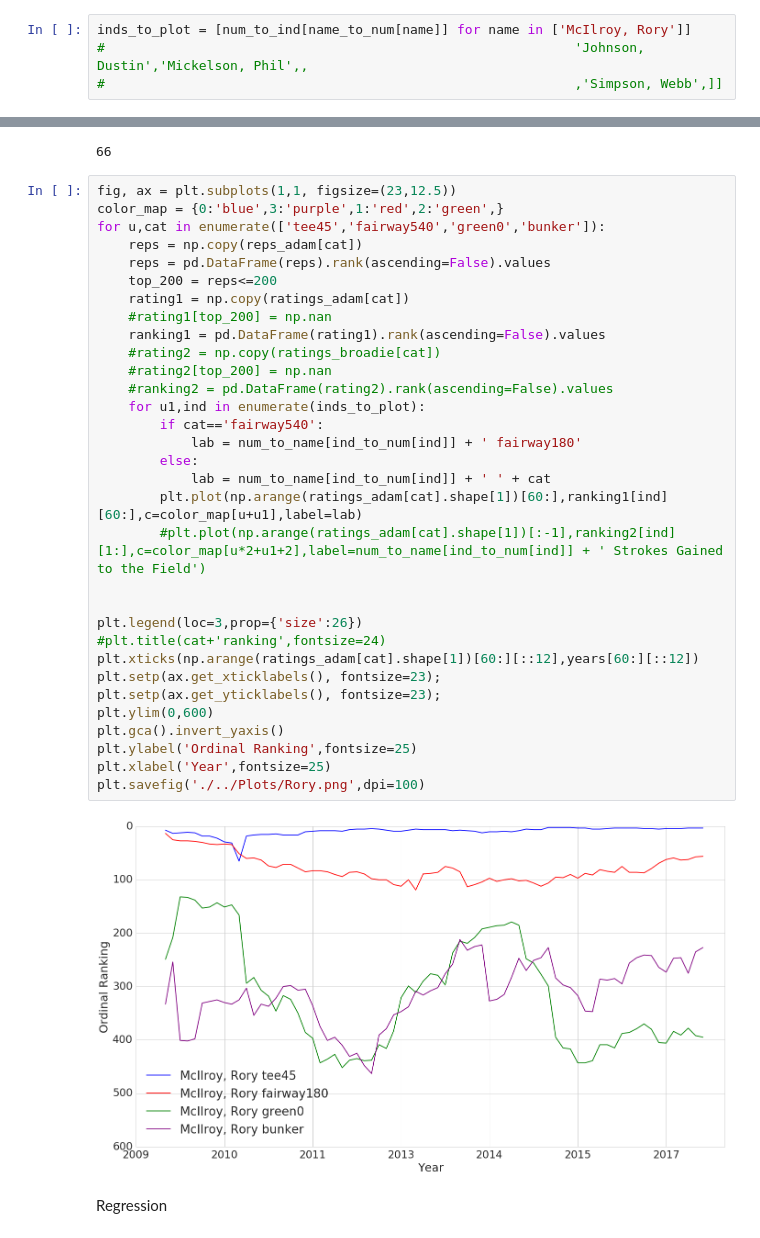
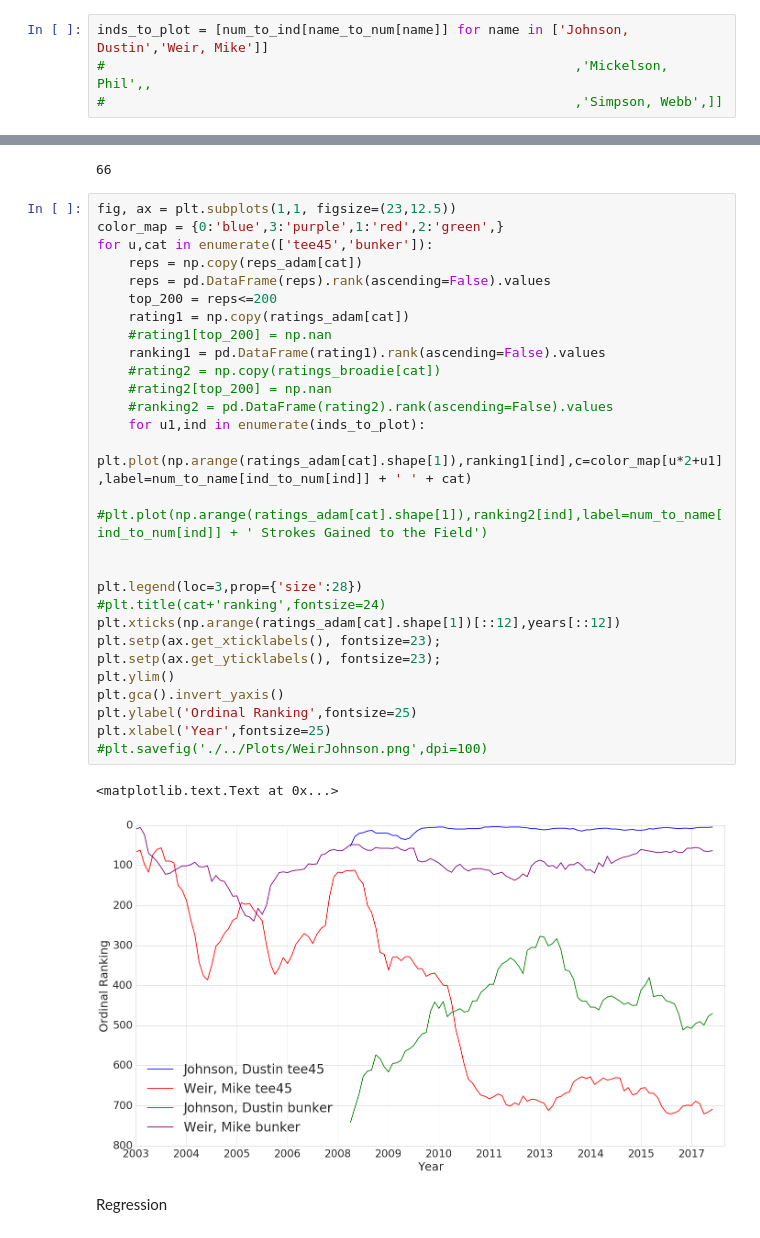
Before and after one commit to adamwlev/StrokesGained2, a Jupyter notebook: Modeling/Shot_Level_Ranks.ipynb, the cells around one changed output, grey strips where cells are left out. Saved outputs shown, nothing was run; the diff lists cells and outputs as text.

```diff
--- a/Modeling/Shot_Level_Ranks.ipynb
+++ b/Modeling/Shot_Level_Ranks.ipynb
@@ -310,8 +310,8 @@ other
 # %% [markdown]
 Plotting
 # %%
-inds_to_plot = [num_to_ind[name_to_num[name]] for name in ['McIlroy, Rory']]
-#                                                            'Johnson, Dustin','Mickelson, Phil',,
+inds_to_plot = [num_to_ind[name_to_num[name]] for name in ['Johnson, Dustin','Weir, Mike']]
+#                                                            ,'Mickelson, Phil',,
 #                                                            ,'Simpson, Webb',]]
 # %%
 from scipy.interpolate import UnivariateSpline
@@ -406,37 +406,34 @@ top_200[240].sum()
 # %%
 fig, ax = plt.subplots(1,1, figsize=(23,12.5))
 color_map = {0:'blue',3:'purple',1:'red',2:'green',}
-for u,cat in enumerate(['tee45','fairway540','green0','bunker']):
+for u,cat in enumerate(['tee45','bunker']):
     reps = np.copy(reps_adam[cat])
     reps = pd.DataFrame(reps).rank(ascending=False).values
     top_200 = reps<=200
     rating1 = np.copy(ratings_adam[cat])
     #rating1[top_200] = np.nan
     ranking1 = pd.DataFrame(rating1).rank(ascending=False).values
     #rating2 = np.copy(ratings_broadie[cat])
     #rating2[top_200] = np.nan
     #ranking2 = pd.DataFrame(rating2).rank(ascending=False).values
     for u1,ind in enumerate(inds_to_plot):
-        if cat=='fairway540':
-            lab = num_to_name[ind_to_num[ind]] + ' fairway180'
-        else:
-            lab = num_to_name[ind_to_num[ind]] + ' ' + cat
-        plt.plot(np.arange(ratings_adam[cat].shape[1])[60:],ranking1[ind][60:],c=color_map[u+u1],label=lab)
-        #plt.plot(np.arange(ratings_adam[cat].shape[1])[:-1],ranking2[ind][1:],c=color_map[u*2+u1+2],label=num_to_name[ind_to_num[ind]] + ' Strokes Gained to the Field')
+        plt.plot(np.arange(ratings_adam[cat].shape[1]),ranking1[ind],c=color_map[u*2+u1],label=num_to_name[ind_to_num[ind]] + ' ' + cat)
+        #plt.plot(np.arange(ratings_adam[cat].shape[1]),ranking2[ind],label=num_to_name[ind_to_num[ind]] + ' Strokes Gained to the Field')
 
 
-plt.legend(loc=3,prop={'size':26})
+plt.legend(loc=3,prop={'size':28})
 #plt.title(cat+'ranking',fontsize=24)
-plt.xticks(np.arange(ratings_adam[cat].shape[1])[60:][::12],years[60:][::12])
+plt.xticks(np.arange(ratings_adam[cat].shape[1])[::12],years[::12])
 plt.setp(ax.get_xticklabels(), fontsize=23);
 plt.setp(ax.get_yticklabels(), fontsize=23);
-plt.ylim(0,600)
+plt.ylim()
 plt.gca().invert_yaxis()
 plt.ylabel('Ordinal Ranking',fontsize=25)
 plt.xlabel('Year',fontsize=25)
-plt.savefig('./../Plots/Rory.png',dpi=100)
+#plt.savefig('./../Plots/WeirJohnson.png',dpi=100)
 # %% [output]
+<matplotlib.text.Text at 0x...>
-[figure, old version]
+[figure, new version]
 # %% [markdown]
 Regression
 # %%
```
Also changed, not shown: 1 other file.
